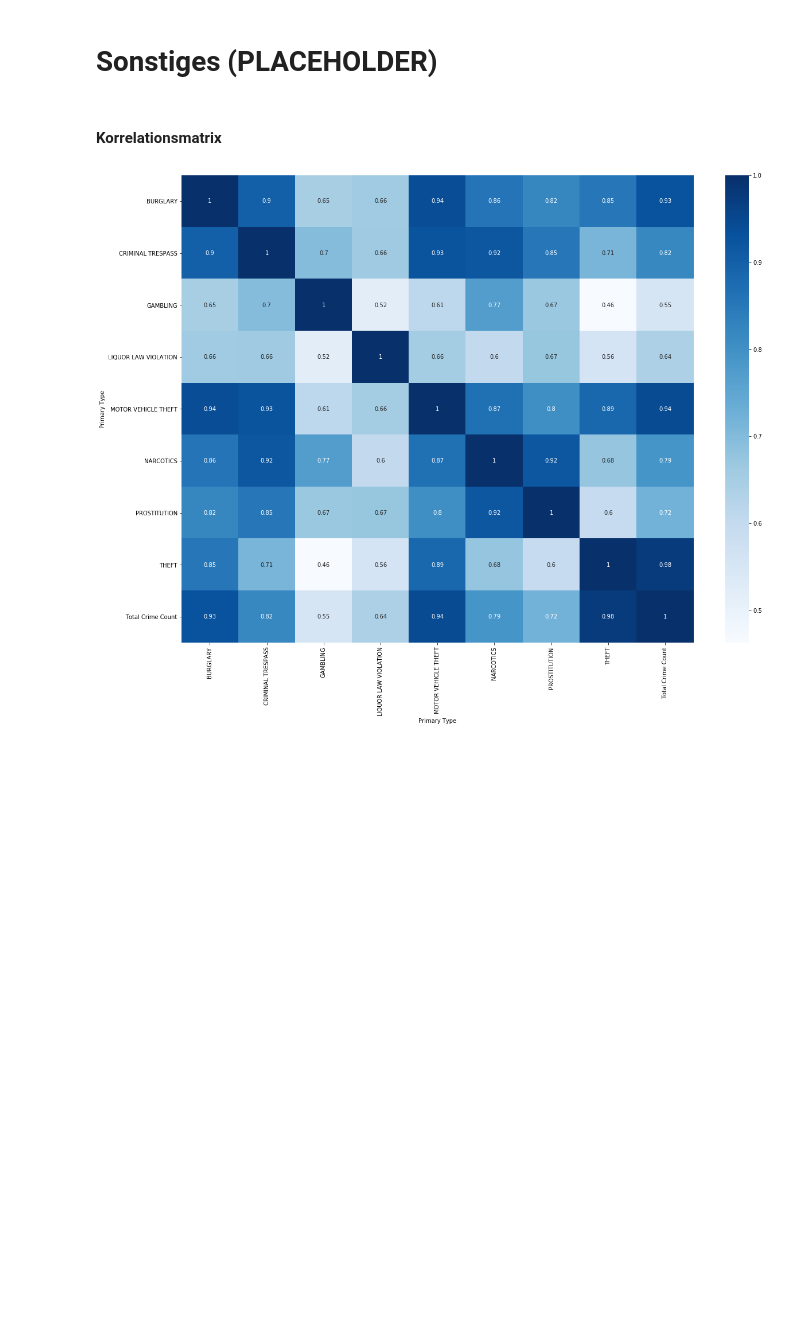
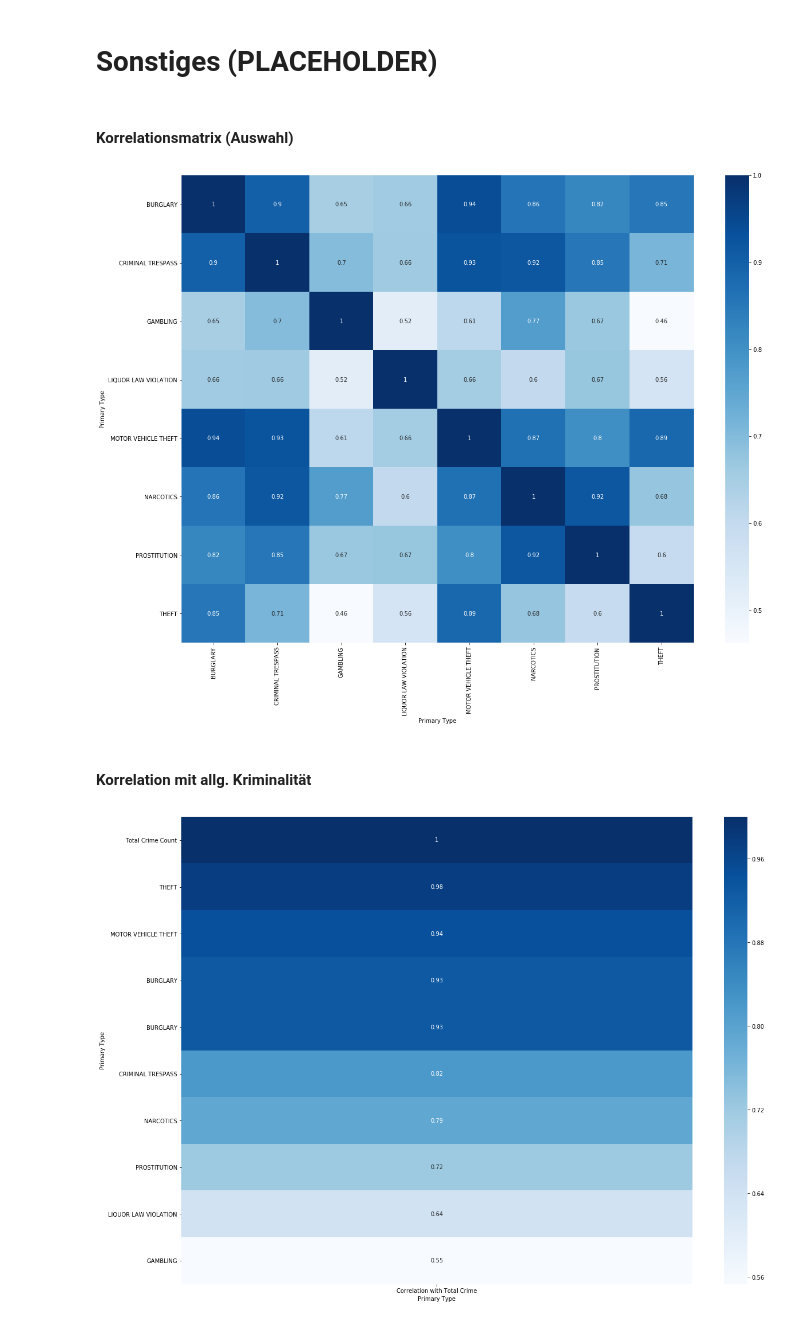
Before and after one commit to sambokai/Chicago-Crime-EDA, a Jupyter notebook: EDA.ipynb, the cells around one changed output. Cells and saved outputs as stored; diff of their text form; code cells hidden in the pictures; blank space fills up the shorter version.

Commit message:
More correlation stuff

```diff
--- a/EDA.ipynb
+++ b/EDA.ipynb
@@ -425,14 +440,14 @@ embed_map(m)
 # %% [markdown]
 # Sonstiges (PLACEHOLDER)
 # %% [markdown]
-#### Korrelationsmatrix
+#### Korrelationsmatrix (Auswahl)
 # %%
 c = crimes
 
 types = ['NARCOTICS', 'PROSTITUTION', 'THEFT', 'MOTOR VEHICLE THEFT', 'BURGLARY', 'CRIMINAL TRESPASS', 'GAMBLING', 'LIQUOR LAW VIOLATION']
 types.sort()
 
-types += ['Total Crime Count']
+#types += ['Total Crime Count']
 #types += ['NON-CRIMINAL'] # Validierung. Muss nahe 0 sein, da z.B. "Passport verloren" keinen logischen Zusammenhang mit "Mord" hat.
 
 c = c.groupby([c.Date.dt.day, c['Primary Type']]).size()
@@ -448,4 +463,34 @@ plt.subplots(figsize=(20,15))
 s = sns.heatmap(corr, annot=True, cmap="Blues")
 s = s.set_yticklabels(s.get_yticklabels(), rotation = 0)
 # %% [output]
-[figure, old version]
+[figure, new version]
+# %% [markdown]
+#### Korrelation mit allg. Kriminalität
+# %%
+c = crimes
+
+types = ['NARCOTICS', 'PROSTITUTION', 'THEFT', 'MOTOR VEHICLE THEFT', 'BURGLARY', 'CRIMINAL TRESPASS', 'GAMBLING', 'LIQUOR LAW VIOLATION', 'BURGLARY',]
+types.sort()
+
+types += ['Total Crime Count']
+#types += ['NON-CRIMINAL'] # Validierung. Muss nahe 0 sein, da z.B. "Passport verloren" keinen logischen Zusammenhang mit "Mord" hat.
+
+c = c.groupby([c.Date.dt.day, c['Primary Type']]).size()
+c = c.unstack()
+c['Total Crime Count'] = c.sum(axis=1)
+
+c = c[types]
+change = c.pct_change()
+
+corr = change.corr()
+
+corr = corr.loc[:, ['Total Crime Count']]
+corr = corr.sort_values(by='Total Crime Count', ascending=False)
+
+corr = corr.rename(index=str, columns={'Total Crime Count': 'Correlation with Total Crime'})
+
+plt.subplots(figsize=(20,15))
+s = sns.heatmap(corr, annot=True, cmap="Blues")
+s = s.set_yticklabels(s.get_yticklabels(), rotation = 0)
+# %% [output]
+[figure, added]
```
Also changed, not shown: parts of 12 cells of this notebook.
